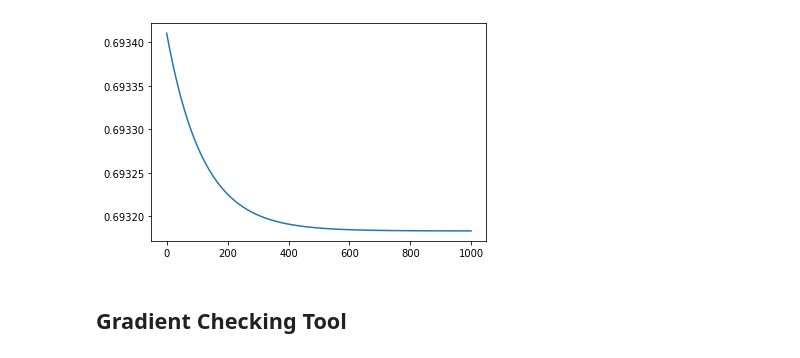
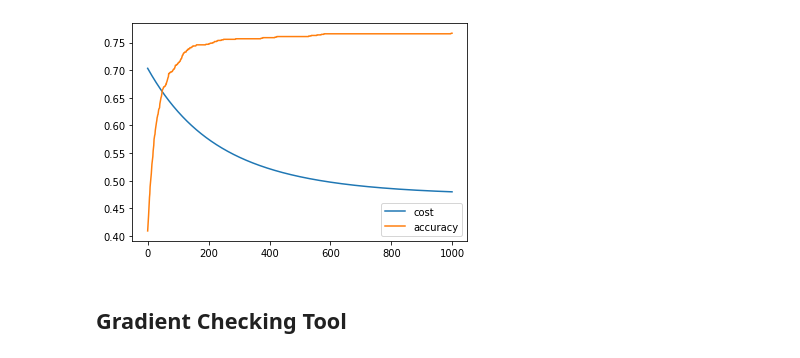
Before and after one commit to ryancardenas/PyNeuralNet, a Jupyter notebook: pynn.dev.ipynb, the cells around one changed output. Saved outputs shown, nothing was run; the diff lists cells and outputs as text; code cells hidden in the pictures.

Commit message:
Fix predict class and evaluate model
Verify functionality of predict() and evaluateModel().

```diff
--- a/pynn.dev.ipynb
+++ b/pynn.dev.ipynb
@@ -172,7 +171,7 @@ def evaluateModel(H, Y):
 # %%
-filename = 'tests/logic1.csv'
+filename = 'tests/linear3.csv'
 X, Y = loadCSVData(filename, skiprow=0)
 X = X.T
 Y = Y.T
-print(X.shape)
+print(X.shape, Y.shape)
 # %% [output]
@@ -180,17 +179,16 @@ print(X.shape)
 # %%
-layout = ((2, 'sigmoid'),
-          (2, 'sigmoid'),
-          (2, 'sigmoid'),
-          (1, 'sigmoid'),
-         )
+layout = ((1, 'sigmoid'),)
 
 network = buildNetwork(layout, X.shape[0])
 
 num_iterations = 1000
 learning_rate = 0.01
-newtork, costs = gradientDescent(X, Y, network, num_iterations, learning_rate,
-                    costfunc='logistic', showprogress='True')
+newtork, costs, accs = gradientDescent(X, Y, network, num_iterations, learning_rate,
+                        costfunction='logistic', showprogress='True')
 
+
+plot2DBoundary(X, Y, network)
 H = predict(X, network)
-print(H)
+acc, prec, rec = evaluateModel(H, Y)
+print(acc, prec, rec)
 # %% [output]
@@ -202,7 +198,9 @@ TypeError: 'numpy.float64' object cannot be interpreted as an integer
 # %%
-plt.plot(costs)
+plt.plot(costs, label='cost')
+plt.plot(accs, label='accuracy')
+plt.legend()
 plt.show()
 # %% [output]
-[figure, old version]
+[figure, new version]
 # %% [markdown]
 ## Gradient Checking Tool
```
Also changed, not shown: parts of 14 cells of this notebook, 6 other files.
